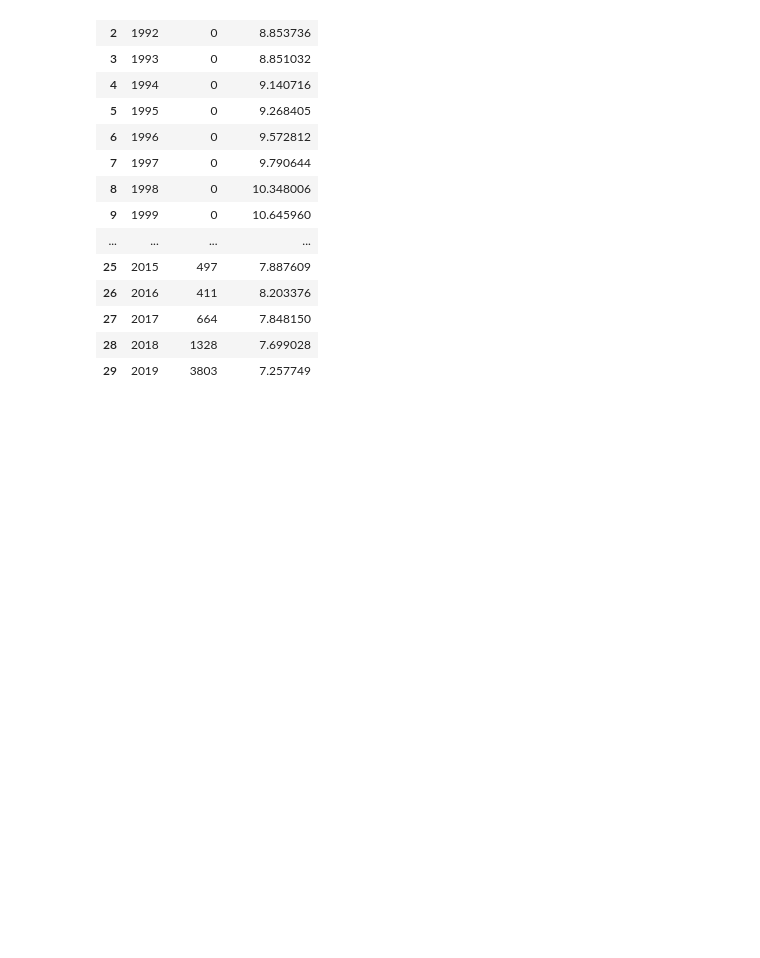
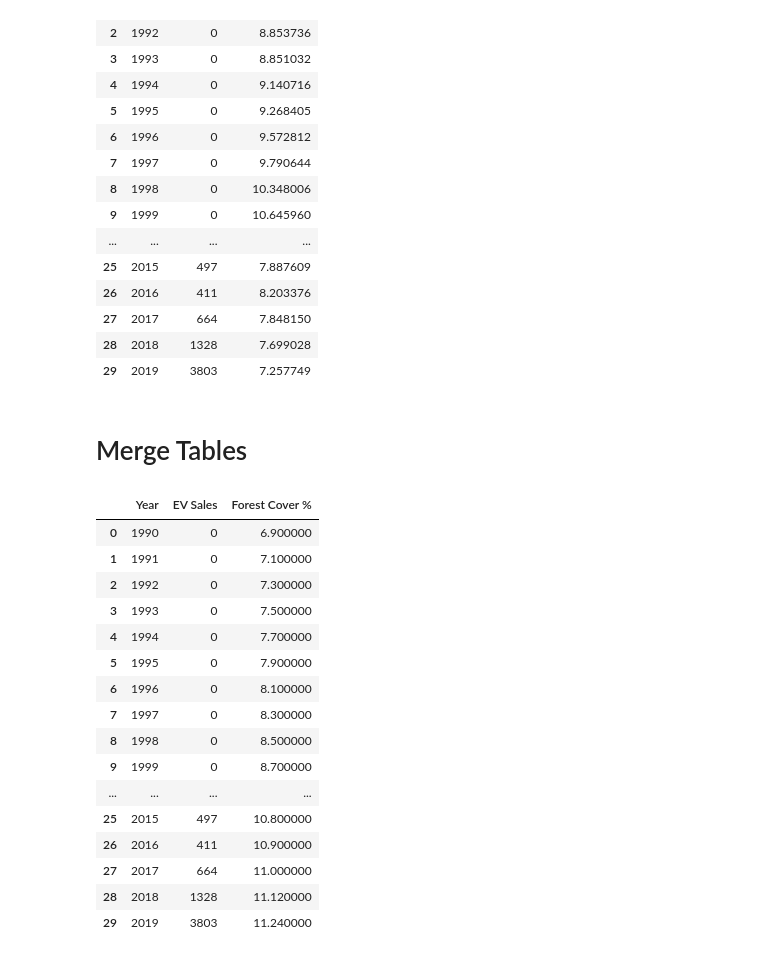
Before and after one commit to Fred-Sheppard/EPIC3, a Jupyter notebook: EPIC3.ipynb, the cells around one changed output. Cells and saved outputs as stored; diff of their text form; code cells hidden in the pictures; blank space fills up the shorter version.

```diff
--- a/EPIC3.ipynb
+++ b/EPIC3.ipynb
@@ -134,3 +134,28 @@ df
 | 27 | 2017 | 664 | 7.848150 |
 | 28 | 2018 | 1328 | 7.699028 |
 | 29 | 2019 | 3803 | 7.257749 |
+# %% [markdown]
+# Merge Tables
+# %%
+trees = read_csv('data/Forest_Cover.csv')
+df = pd.merge(ev_sales, trees, on='Year')
+df.columns = ['Year', 'EV Sales', 'Forest Cover %']
+df
+# %% [output]
+|  | Year | EV Sales | Forest Cover % |
+| 0 | 1990 | 0 | 6.900000 |
+| 1 | 1991 | 0 | 7.100000 |
+| 2 | 1992 | 0 | 7.300000 |
+| 3 | 1993 | 0 | 7.500000 |
+| 4 | 1994 | 0 | 7.700000 |
+| 5 | 1995 | 0 | 7.900000 |
+| 6 | 1996 | 0 | 8.100000 |
+| 7 | 1997 | 0 | 8.300000 |
+| 8 | 1998 | 0 | 8.500000 |
+| 9 | 1999 | 0 | 8.700000 |
+| ... | ... | ... | ... |
+| 25 | 2015 | 497 | 10.800000 |
+| 26 | 2016 | 411 | 10.900000 |
+| 27 | 2017 | 664 | 11.000000 |
+| 28 | 2018 | 1328 | 11.120000 |
+| 29 | 2019 | 3803 | 11.240000 |
```
Also changed, not shown: parts of 1 cell of this notebook.
